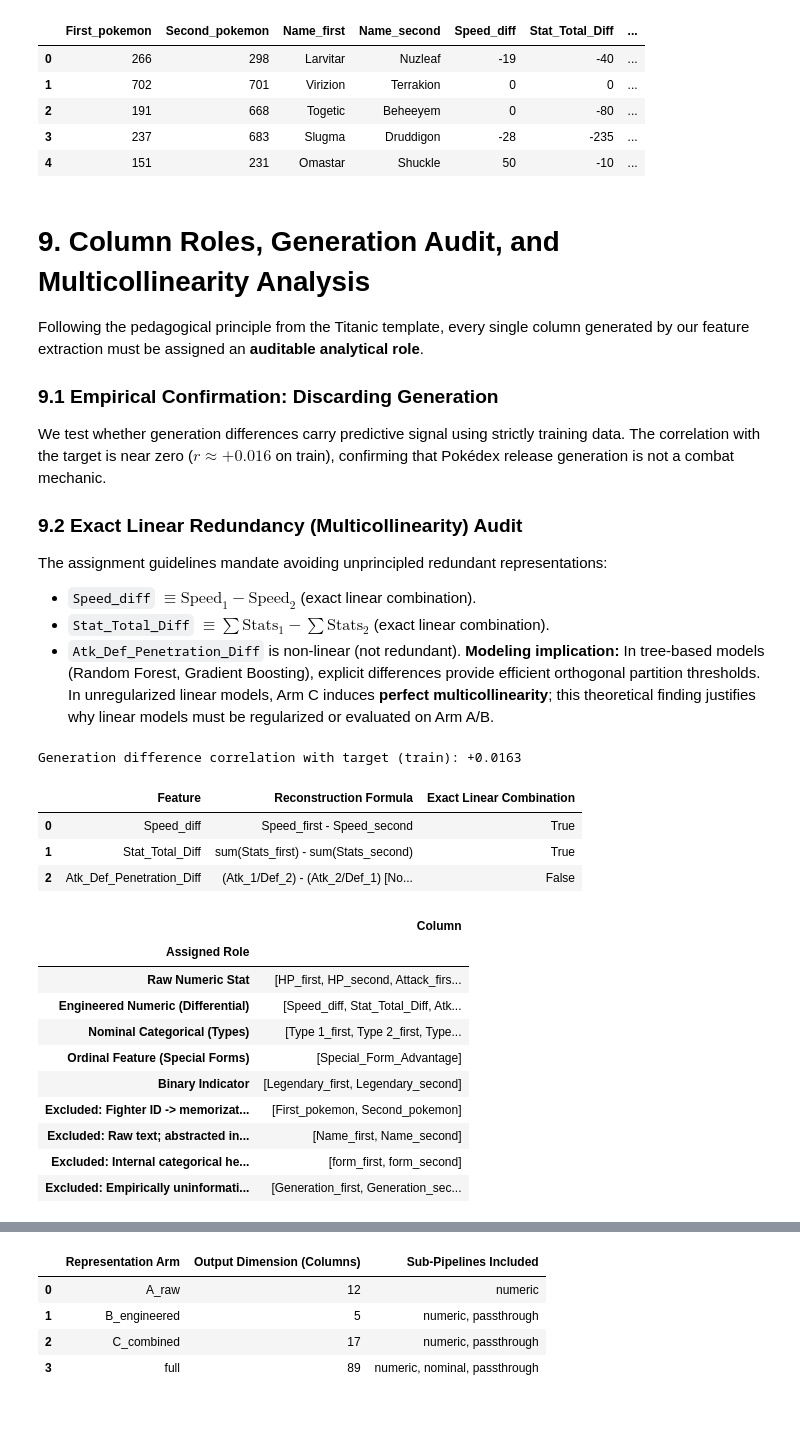
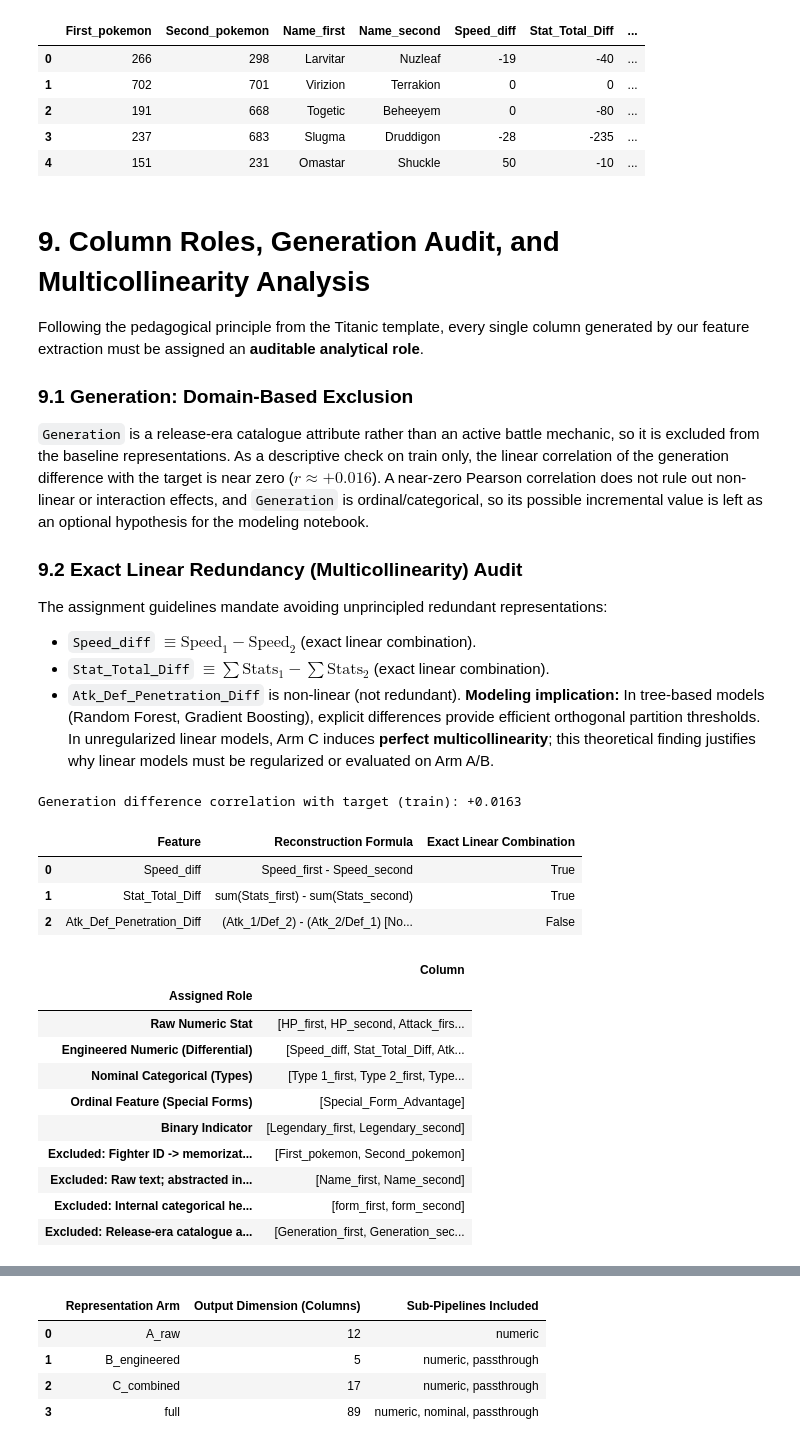
Before and after one commit to errodd/pokemon_battle_winner_predictor, a Jupyter notebook: notebooks/02_data_preparation.ipynb, the cells around one changed output, grey strips where cells are left out. Cells and saved outputs as stored; diff of their text form; code cells hidden in the pictures; blank space fills up the shorter version.

```diff
--- a/notebooks/02_data_preparation.ipynb
+++ b/notebooks/02_data_preparation.ipynb
@@ -474,8 +415,8 @@ display(preview[preview_cols])
 
 Following the pedagogical principle from the Titanic template, every single column generated by our feature extraction must be assigned an **auditable analytical role**.
 
-### 9.1 Empirical Confirmation: Discarding Generation
-We test whether generation differences carry predictive signal using strictly training data. The correlation with the target is near zero ($r \approx +0.016$ on train), confirming that Pokédex release generation is not a combat mechanic.
+### 9.1 Generation: Domain-Based Exclusion
+`Generation` is a release-era catalogue attribute rather than an active battle mechanic, so it is excluded from the baseline representations. As a descriptive check on train only, the linear correlation of the generation difference with the target is near zero ($r \approx +0.016$). A near-zero Pearson correlation does not rule out non-linear or interaction effects, and `Generation` is ordinal/categorical, so its possible incremental value is left as an optional hypothesis for the modeling notebook.
 
 ### 9.2 Exact Linear Redundancy (Multicollinearity) Audit
 The assignment guidelines mandate avoiding unprincipled redundant representations:
@@ -484,13 +425,12 @@ The assignment guidelines mandate avoiding unprincipled redundant representation
 - `Atk_Def_Penetration_Diff` is non-linear (not redundant).
 **Modeling implication:** In tree-based models (Random Forest, Gradient Boosting), explicit differences provide efficient orthogonal partition thresholds. In unregularized linear models, Arm C induces **perfect multicollinearity**; this theoretical finding justifies why linear models must be regularized or evaluated on Arm A/B.
 # %%
-train_features = create_pokemon_features(X_train)
+train_features = create_pokemon_features(X_train, **FEATURE_KW_ARGS)
 
-# --- 1. Generation difference audit (Train set only) ---
+# --- 1. Generation difference (descriptive, train only; exclusion is domain-based, see §9.1) ---
 gen_diff = (train_features["Generation_first"] - train_features["Generation_second"]).rename("Generation_diff")
 gen_corr = gen_diff.corr(y_train)
 print(f"Generation difference correlation with target (train): {gen_corr:+.4f}")
-check(abs(gen_corr) < 0.05, "Generation uninformative", f"Correlation {gen_corr:+.4f} is negligible (< 0.05)")
 
 # --- 2. Comprehensive column role mapping ---
 RAW_NUMERIC = [f"{stat}_{side}" for stat in STAT_COLS for side in ("first", "second")]
@@ -505,8 +445,8 @@ EXCLUDED = {
     "Name_second": "Raw text; abstracted into Special_Form_Advantage",
     "form_first": "Internal categorical helper; abstracted into Special_Form_Advantage",
     "form_second": "Internal categorical helper; abstracted into Special_Form_Advantage",
-    "Generation_first": "Empirically uninformative (r = +0.015)",
-    "Generation_second": "Empirically uninformative (r = +0.015)",
+    "Generation_first": "Release-era catalogue attribute, not a battle mechanic (domain-based)",
+    "Generation_second": "Release-era catalogue attribute, not a battle mechanic (domain-based)",
 }
 
 roles_list = (
@@ -533,34 +473,34 @@ redundancy_audit = pd.DataFrame({
         "(Atk_1/Def_2) - (Atk_2/Def_1) [Non-linear quotient]",
     ],
     "Exact Linear Combination": [
         np.array_equal(train_features["Speed_diff"], train_features["Speed_first"] - train_features["Speed_second"]),
         np.array_equal(
             train_features["Stat_Total_Diff"],
             train_features[[f"{s}_first" for s in STAT_COLS]].sum(axis=1) - train_features[[f"{s}_second" for s in STAT_COLS]].sum(axis=1)
         ),
         False,
     ],
 })
 
 display(redundancy_audit)
 display(roles_df.groupby("Assigned Role", sort=False)["Column"].apply(list).to_frame())
 # %% [output]
 Generation difference correlation with target (train): +0.0163
 |  | Feature | Reconstruction Formula | Exact Linear Combination |
 | 0 | Speed_diff | Speed_first - Speed_second | True |
 | 1 | Stat_Total_Diff | sum(Stats_first) - sum(Stats_second) | True |
 | 2 | Atk_Def_Penetration_Diff | (Atk_1/Def_2) - (Atk_2/Def_1) [No... | False |
 |  | Column |
 | Assigned Role |  |
 | Raw Numeric Stat | [HP_first, HP_second, Attack_firs... |
 | Engineered Numeric (Differential) | [Speed_diff, Stat_Total_Diff, Atk... |
 | Nominal Categorical (Types) | [Type 1_first, Type 2_first, Type... |
 | Ordinal Feature (Special Forms) | [Special_Form_Advantage] |
 | Binary Indicator | [Legendary_first, Legendary_second] |
 | Excluded: Fighter ID -> memorizat... | [First_pokemon, Second_pokemon] |
 | Excluded: Raw text; abstracted in... | [Name_first, Name_second] |
 | Excluded: Internal categorical he... | [form_first, form_second] |
-| Excluded: Empirically uninformati... | [Generation_first, Generation_sec... |
+| Excluded: Release-era catalogue a... | [Generation_first, Generation_sec... |
 # %% [markdown]
 # 10. Sub-Pipelines and Multi-Arm Specification
 
```
Also changed, not shown: parts of 19 cells of this notebook, 2 other files.
